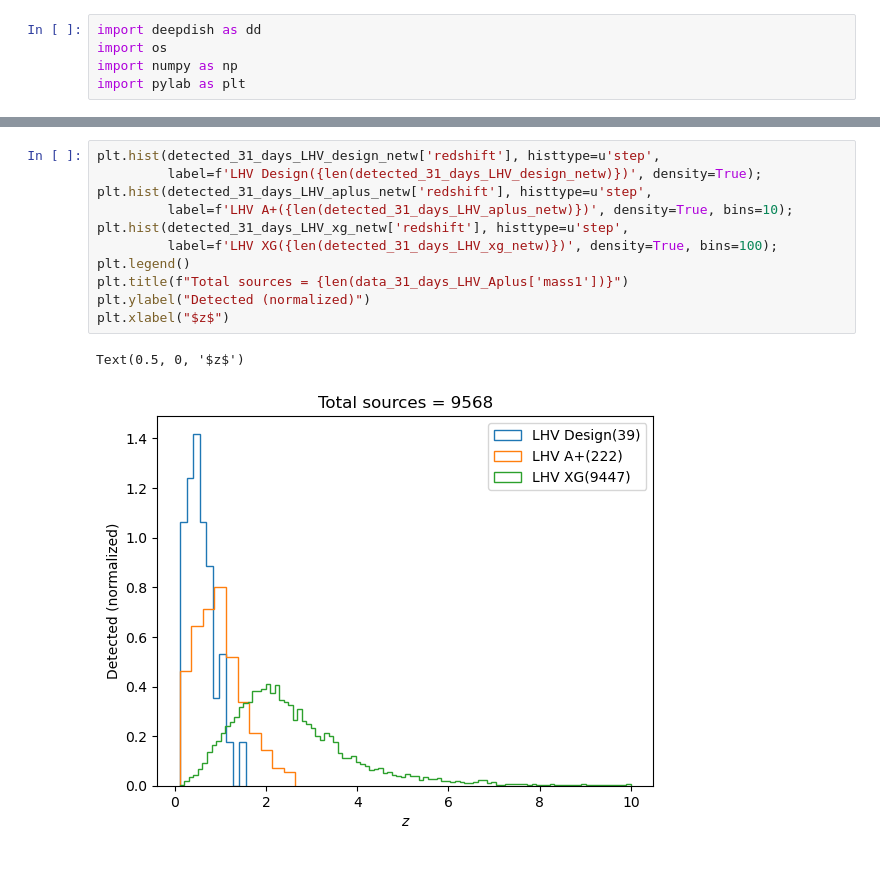
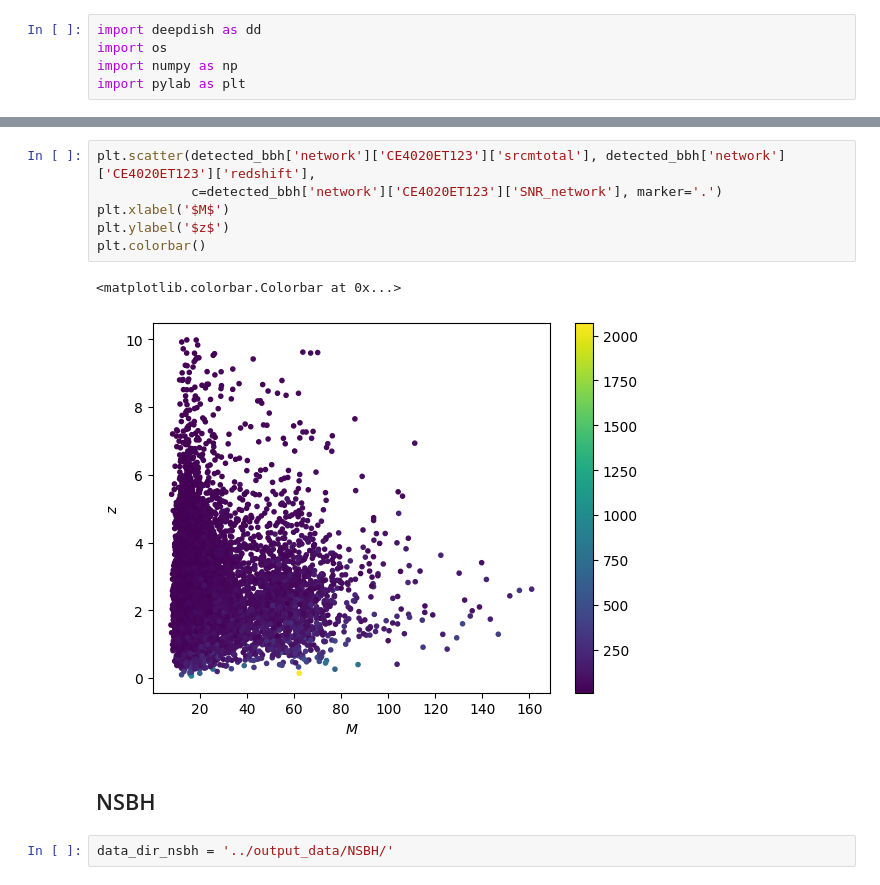
Before and after one commit to divyajyoti09/next_gen_detect, a Jupyter notebook: SNR_plots.ipynb, the cells around one changed output, grey strips where cells are left out. Drawn from its saved outputs; the diff is of its cells as text.

```diff
--- a/SNR_plots.ipynb
+++ b/SNR_plots.ipynb
@@ -144,14 +95,13 @@ Text(0.5, 0, '$z$')
-# %%
-plt.hist(detected_31_days_LHV_design_netw['redshift'], histtype=u'step',
-         label=f'LHV Design({len(detected_31_days_LHV_design_netw)})', density=True);
-plt.hist(detected_31_days_LHV_aplus_netw['redshift'], histtype=u'step',
-         label=f'LHV A+({len(detected_31_days_LHV_aplus_netw)})', density=True, bins=10);
-plt.hist(detected_31_days_LHV_xg_netw['redshift'], histtype=u'step',
-         label=f'LHV XG({len(detected_31_days_LHV_xg_netw)})', density=True, bins=100);
-plt.legend()
-plt.title(f"Total sources = {len(data_31_days_LHV_Aplus['mass1'])}")
-plt.ylabel("Detected (normalized)")
-plt.xlabel("$z$")
-# %% [output]
-Text(0.5, 0, '$z$')
-[figure, removed]
+# %%
+plt.scatter(detected_bbh['network']['CE4020ET123']['srcmtotal'], detected_bbh['network']['CE4020ET123']['redshift'],
+            c=detected_bbh['network']['CE4020ET123']['SNR_network'], marker='.')
+plt.xlabel('$M$')
+plt.ylabel('$z$')
+plt.colorbar()
+# %% [output]
+<matplotlib.colorbar.Colorbar at 0x...>
+[figure, added]
+# %% [markdown]
+## NSBH
+# %%
+data_dir_nsbh = '../output_data/NSBH/'
```
Also changed, not shown: parts of 28 cells of this notebook, 9 other files.
